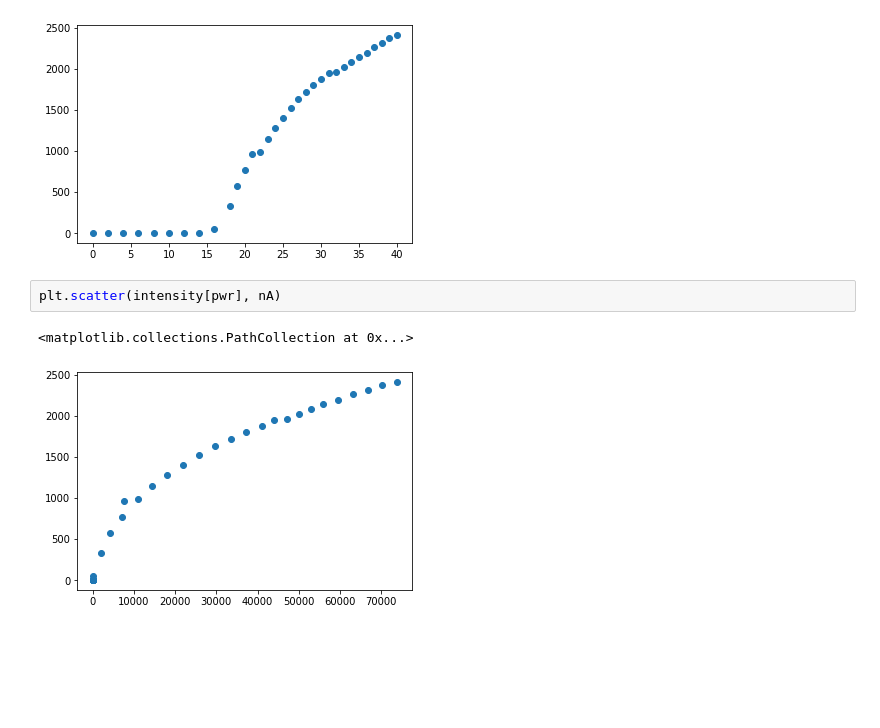
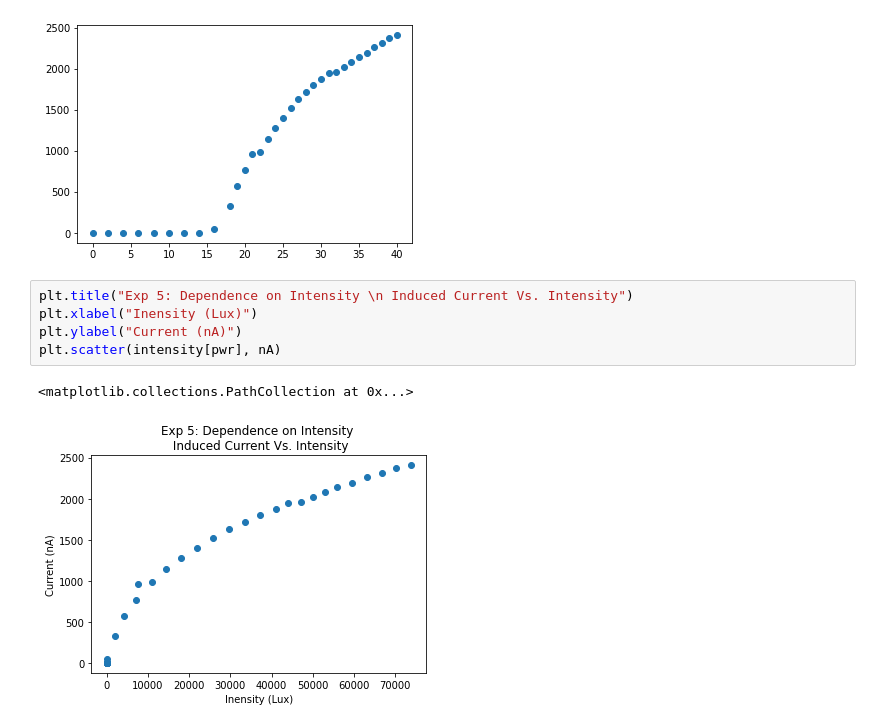
Before and after one commit to joshbonivert/5CL, a Jupyter notebook: L4/L4E5.ipynb, the cells around one changed output. Saved outputs shown, nothing was run; the diff lists cells and outputs as text; blank space fills up the shorter version.

```diff
--- a/L4/L4E5.ipynb
+++ b/L4/L4E5.ipynb
@@ -37,7 +50,10 @@ plt.scatter(pwr, nA)
 <matplotlib.collections.PathCollection at 0x...>
 [figure]
 # %%
+plt.title("Exp 5: Dependence on Intensity \n Induced Current Vs. Intensity")
+plt.xlabel("Inensity (Lux)")
+plt.ylabel("Current (nA)")
 plt.scatter(intensity[pwr], nA)
 # %% [output]
 <matplotlib.collections.PathCollection at 0x...>
-[figure, old version]
+[figure, new version]
```
Also changed, not shown: parts of 5 cells of this notebook, 2 other files.
